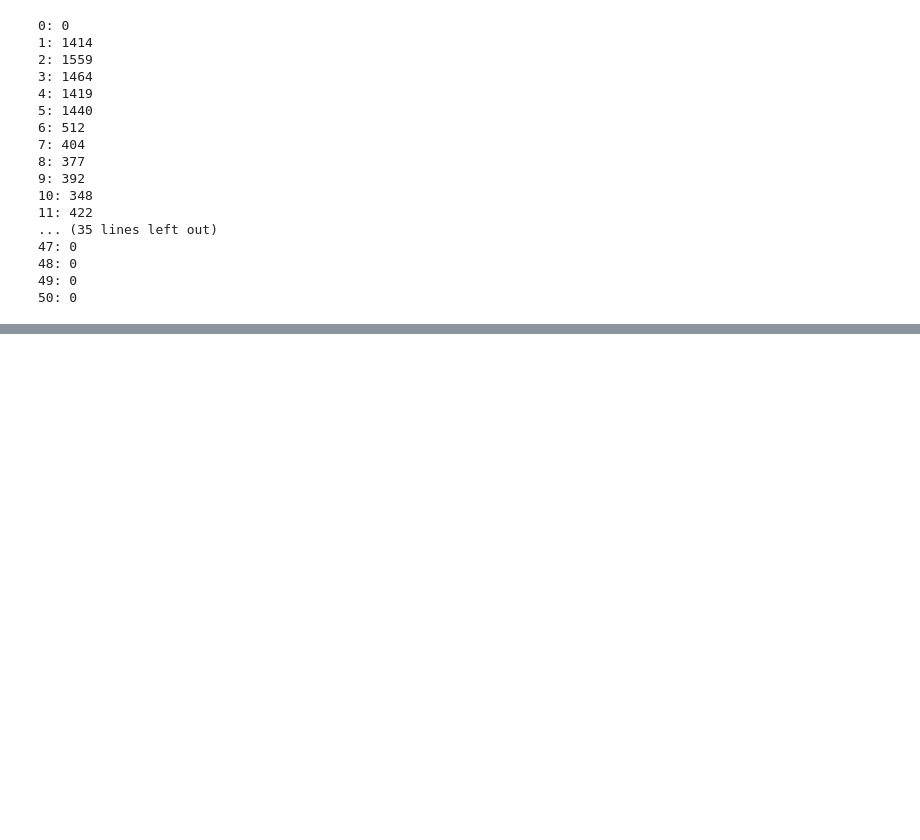
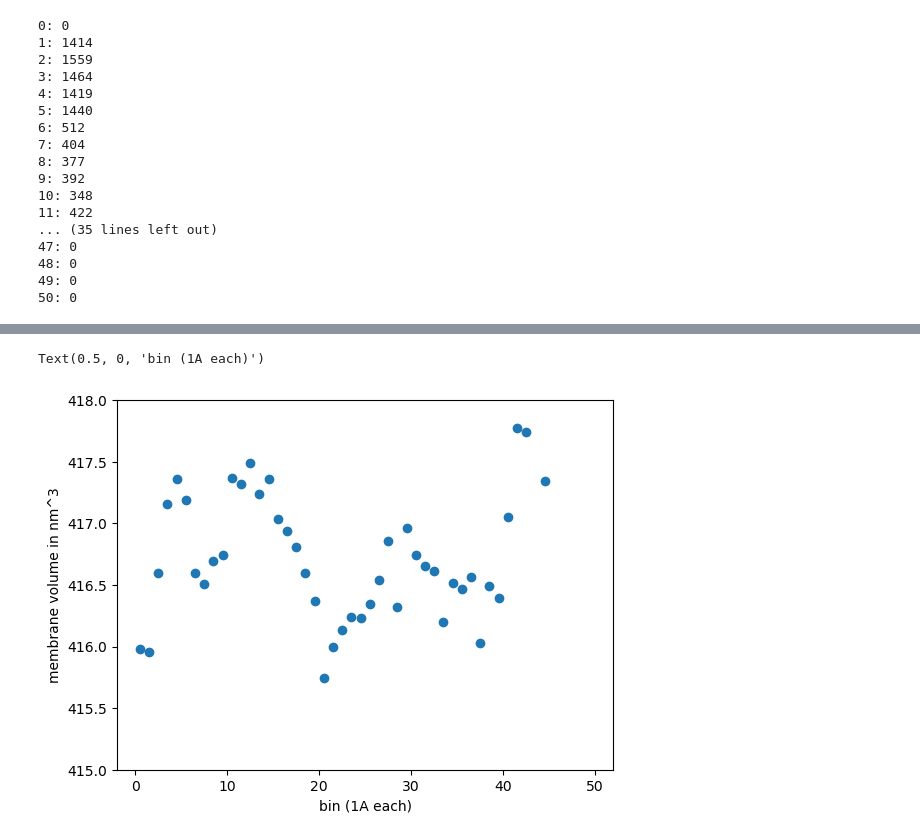
Before and after one commit to JonathanHB/cftr-glpg1837, a Jupyter notebook: revisions/membrane_thickness_area.ipynb, the cells around one changed output, grey strips where cells are left out. Cells and saved outputs as stored; diff of their text form; code cells hidden in the pictures; blank space fills up the shorter version.

```diff
--- a/revisions/membrane_thickness_area.ipynb
+++ b/revisions/membrane_thickness_area.ipynb
@@ -125,3 +125,13 @@ plt.ylim(101,104)
+# %%
+membrane_volume = np.product(np.stack([mean_boxdims_by_bin[1:,0], mean_boxdims_by_bin[1:,1], mean_membrane_thickness_by_bin[1:]]), axis = 0)
+plt.scatter(bincenters, membrane_volume/1000)
+plt.ylim(415, 418)
+plt.ylabel("membrane volume (nm^3)")
+plt.xlabel("bin (1A each)")
+#to get more accurate values and error bars which properly reflected the width-thickness correlation would require going back to the frame-level data
+# %% [output]
+Text(0.5, 0, 'bin (1A each)')
+[figure, added]
 # %%
 order_values = np.arange(len(mean_membrane_thickness_by_bin[1:]))
 
```
Also changed, not shown: parts of 3 cells of this notebook, 10 other files.
